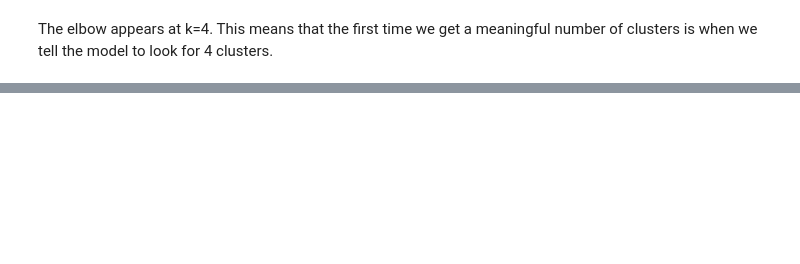
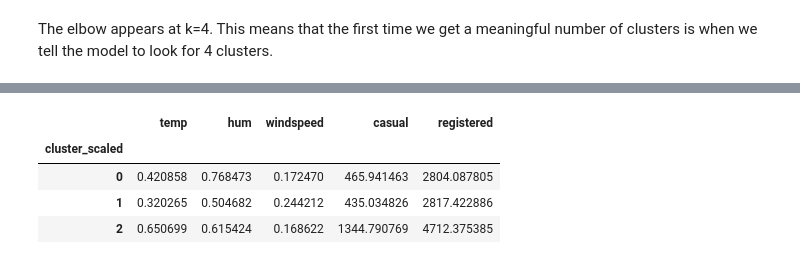
Before and after one commit to jessetjohnson17/clustering-intro, a Jupyter notebook: notebook.ipynb, the cells around one changed output, grey strips where cells are left out. Drawn from its saved outputs; the diff is of its cells as text; code cells hidden in the pictures; blank space fills up the shorter version.

```diff
--- a/notebook.ipynb
+++ b/notebook.ipynb
@@ -97,0 +209,15 @@ The elbow appears at k=4. This means that the first time we get a meaningful num
+# %%
+ss = StandardScaler()
+X = bike_df[['temp', 'hum', 'windspeed', 'casual', 'registered']]
+X_scaled = ss.fit_transform(X)
+
+km_scaled = KMeans(n_clusters=3)
+bike_df['cluster_scaled'] = km_scaled.fit_predict(X_scaled)
+
+bike_df.groupby('cluster_scaled')[['temp', 'hum', 'windspeed', 'casual', 'registered']].mean()
+# %% [output]
+|  | temp | hum | windspeed | casual | registered |
+| cluster_scaled |  |  |  |  |  |
+| 0 | 0.420858 | 0.768473 | 0.172470 | 465.941463 | 2804.087805 |
+| 1 | 0.320265 | 0.504682 | 0.244212 | 435.034826 | 2817.422886 |
+| 2 | 0.650699 | 0.615424 | 0.168622 | 1344.790769 | 4712.375385 |
```
Also changed, not shown: parts of 22 cells of this notebook, 1 other file.
